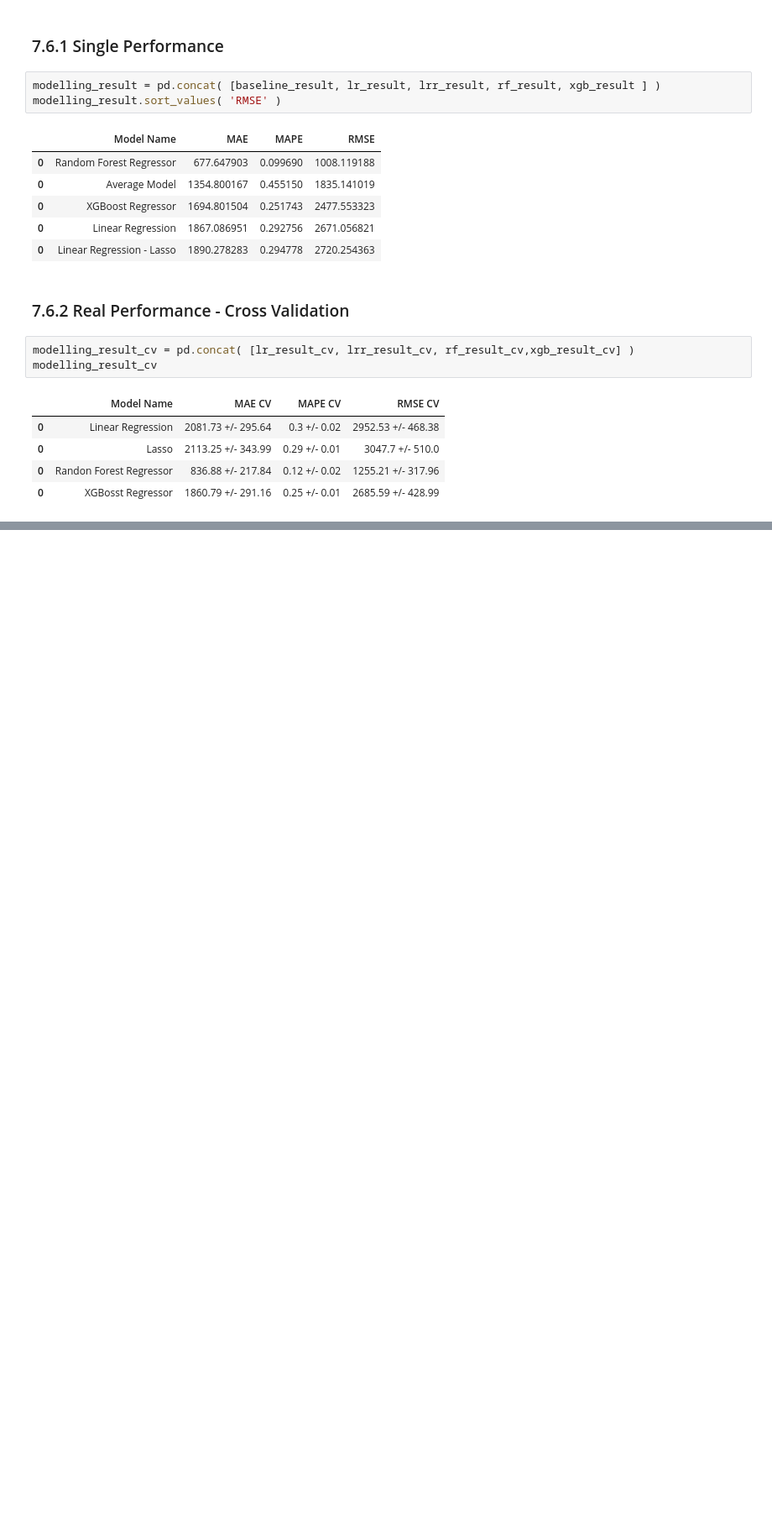
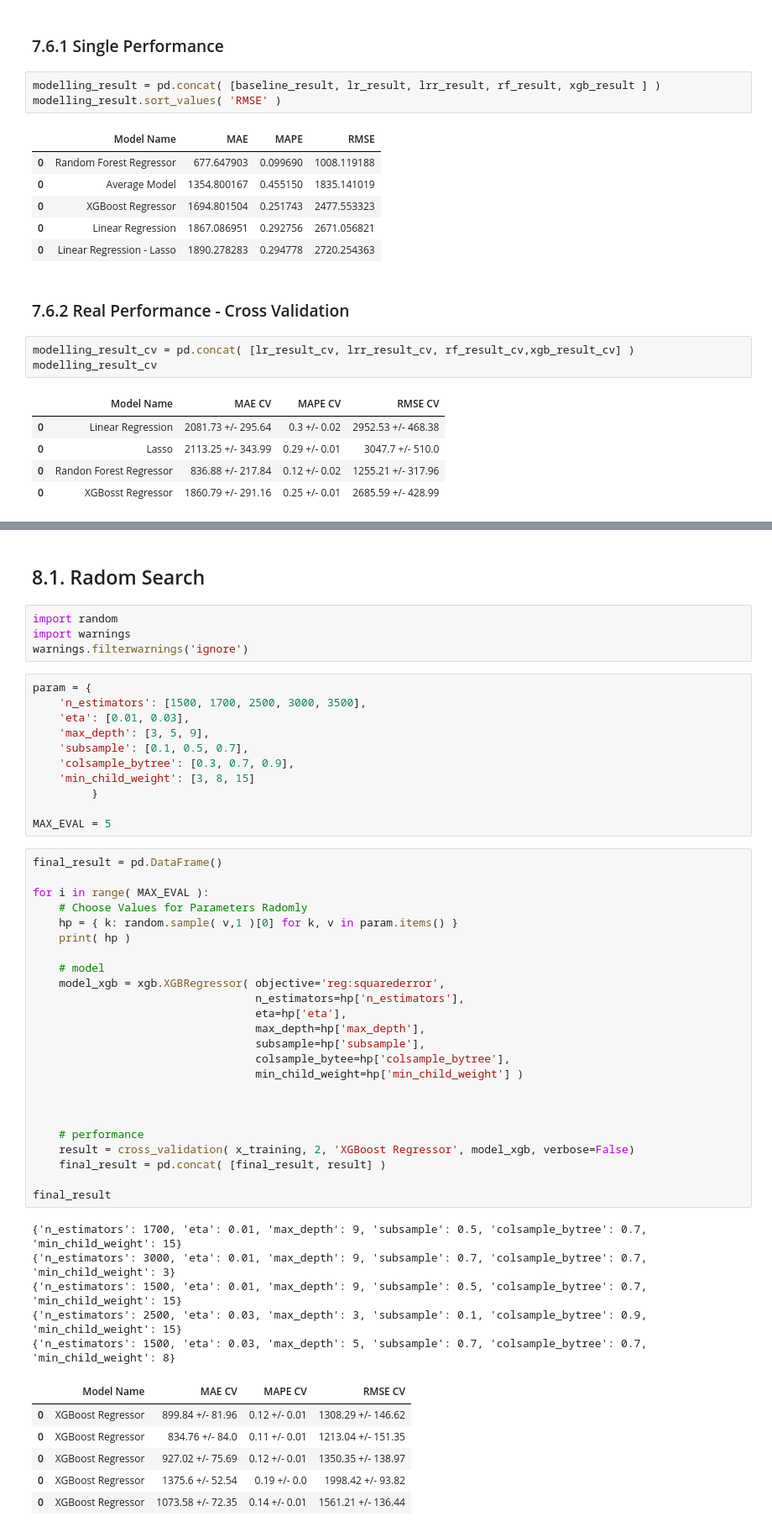
Before and after one commit to jhmartire/ds_production, a Jupyter notebook: m07_v01_store_sales_prediction.ipynb, the cells around one changed output, grey strips where cells are left out. Shown at 84% size. Drawn from its saved outputs; the diff is of its cells as text; blank space fills up the shorter version.

```diff
--- a/m07_v01_store_sales_prediction.ipynb
+++ b/m07_v01_store_sales_prediction.ipynb
@@ -1522,0 +1525,53 @@ modelling_result_cv
+# %% [markdown]
+## 8.1. Radom Search
+# %%
+import random
+import warnings
+warnings.filterwarnings('ignore')
+# %%
+param = {
+    'n_estimators': [1500, 1700, 2500, 3000, 3500],
+    'eta': [0.01, 0.03],
+    'max_depth': [3, 5, 9],
+    'subsample': [0.1, 0.5, 0.7],
+    'colsample_bytree': [0.3, 0.7, 0.9],
+    'min_child_weight': [3, 8, 15]
+         }
+
+MAX_EVAL = 5
+# %%
+final_result = pd.DataFrame()
+
+for i in range( MAX_EVAL ):
+    # Choose Values for Parameters Radomly
+    hp = { k: random.sample( v,1 )[0] for k, v in param.items() }
+    print( hp )
+
+    # model
+    model_xgb = xgb.XGBRegressor( objective='reg:squarederror',
+                                  n_estimators=hp['n_estimators'],
+                                  eta=hp['eta'],
+                                  max_depth=hp['max_depth'],
+                                  subsample=hp['subsample'],
+                                  colsample_bytee=hp['colsample_bytree'],
+                                  min_child_weight=hp['min_child_weight'] )
+
+
+
+    # performance
+    result = cross_validation( x_training, 2, 'XGBoost Regressor', model_xgb, verbose=False)
+    final_result = pd.concat( [final_result, result] )
+
+final_result
+# %% [output]
+{'n_estimators': 1700, 'eta': 0.01, 'max_depth': 9, 'subsample': 0.5, 'colsample_bytree': 0.7, 'min_child_weight': 15}
+{'n_estimators': 3000, 'eta': 0.01, 'max_depth': 9, 'subsample': 0.7, 'colsample_bytree': 0.7, 'min_child_weight': 3}
+{'n_estimators': 1500, 'eta': 0.01, 'max_depth': 9, 'subsample': 0.5, 'colsample_bytree': 0.7, 'min_child_weight': 15}
+{'n_estimators': 2500, 'eta': 0.03, 'max_depth': 3, 'subsample': 0.1, 'colsample_bytree': 0.9, 'min_child_weight': 15}
+{'n_estimators': 1500, 'eta': 0.03, 'max_depth': 5, 'subsample': 0.7, 'colsample_bytree': 0.7, 'min_child_weight': 8}
+|  | Model Name | MAE CV | MAPE CV | RMSE CV |
+| 0 | XGBoost Regressor | 899.84 +/- 81.96 | 0.12 +/- 0.01 | 1308.29 +/- 146.62 |
+| 0 | XGBoost Regressor | 834.76 +/- 84.0 | 0.11 +/- 0.01 | 1213.04 +/- 151.35 |
+| 0 | XGBoost Regressor | 927.02 +/- 75.69 | 0.12 +/- 0.01 | 1350.35 +/- 138.97 |
+| 0 | XGBoost Regressor | 1375.6 +/- 52.54 | 0.19 +/- 0.0 | 1998.42 +/- 93.82 |
+| 0 | XGBoost Regressor | 1073.58 +/- 72.35 | 0.14 +/- 0.01 | 1561.21 +/- 136.44 |
```
Also changed, not shown: parts of 4 cells of this notebook.
